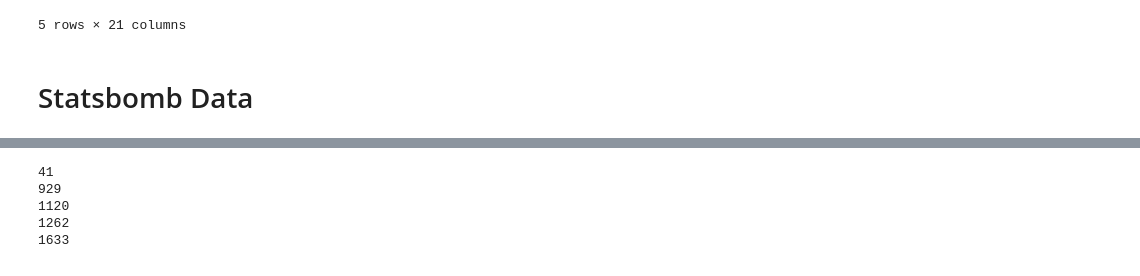
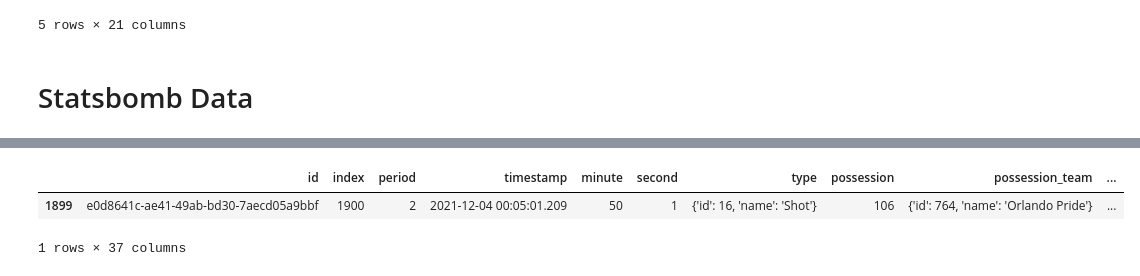
Before and after one commit to keepertrainer78698/youth-base, a Jupyter notebook: goalkeeping/int-goalkeeping/events.ipynb, the cells around one changed output, grey strips where cells are left out. Saved outputs shown, nothing was run; the diff lists cells and outputs as text; code cells hidden in the pictures.

```diff
--- a/goalkeeping/int-goalkeeping/events.ipynb
+++ b/goalkeeping/int-goalkeeping/events.ipynb
@@ -330,9 +320,6 @@ for x in statsbomb_gk['goalkeeper']:
-# %%
-for k in statsbomb_gk['goalkeeper'].head().keys():
-    print(k)
-# %% [output]
-41
-929
-1120
-1262
-1633
+# %%
+df[df.id == 'e0d8641c-ae41-49ab-bd30-7aecd05a9bbf']
+# %% [output]
+|  | id | index | period | timestamp | minute | second | type | possession | possession_team | ... |
+| 1899 | e0d8641c-ae41-49ab-bd30-7aecd05a9bbf | 1900 | 2 | 2021-12-04 00:05:01.209 | 50 | 1 | {'id': 16, 'name': 'Shot'} | 106 | {'id': 764, 'name': 'Orlando Pride'} | ... |
+1 rows × 37 columns
```
Also changed, not shown: parts of 7 cells of this notebook.
